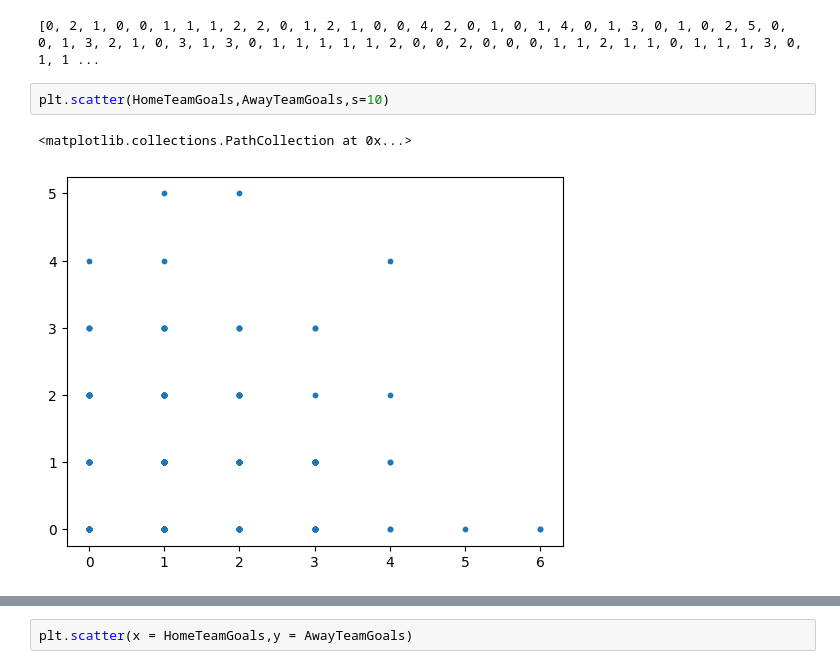
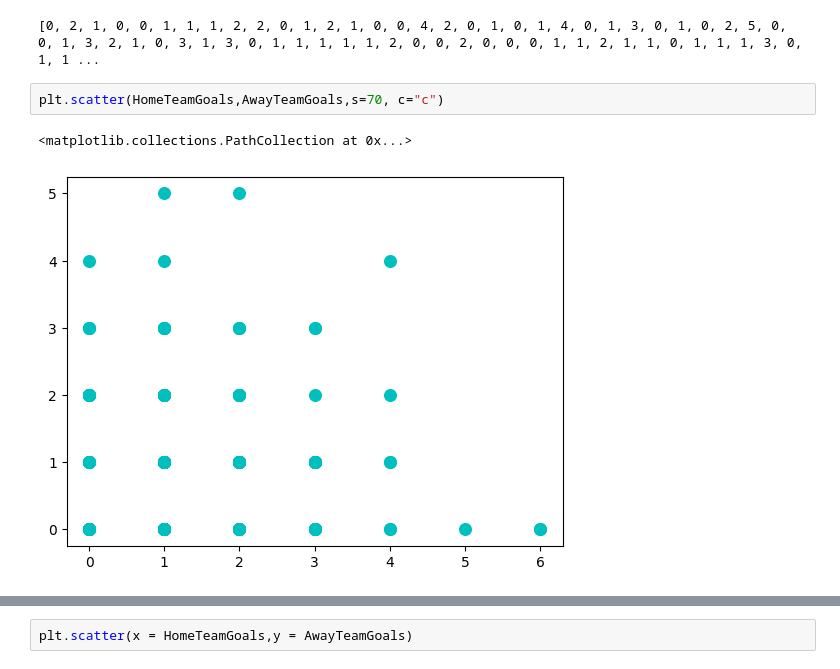
Before and after one commit to sauravkumarshah/Data-Visualization-with-Python, a Jupyter notebook: 1-making-a-scatter-plot.ipynb, the cells around one changed output, grey strips where cells are left out. Cells and saved outputs as stored; diff of their text form.

Commit message:
different colors of the scatter plot

```diff
--- a/1-making-a-scatter-plot.ipynb
+++ b/1-making-a-scatter-plot.ipynb
@@ -22,7 +22,7 @@ print(AwayTeamGoals)
 # %% [output]
 [0, 2, 1, 0, 0, 1, 1, 1, 2, 2, 0, 1, 2, 1, 0, 0, 4, 2, 0, 1, 0, 1, 4, 0, 1, 3, 0, 1, 0, 2, 5, 0, 0, 1, 3, 2, 1, 0, 3, 1, 3, 0, 1, 1, 1, 1, 1, 2, 0, 0, 2, 0, 0, 0, 1, 1, 2, 1, 1, 0, 1, 1, 1, 3, 0, 1, 1 ...
 # %%
-plt.scatter(HomeTeamGoals,AwayTeamGoals,s=10)
+plt.scatter(HomeTeamGoals,AwayTeamGoals,s=70, c="c")
 # %% [output]
 <matplotlib.collections.PathCollection at 0x...>
-[figure, old version]
+[figure, new version]
```
Also changed, not shown: parts of 2 cells of this notebook.
